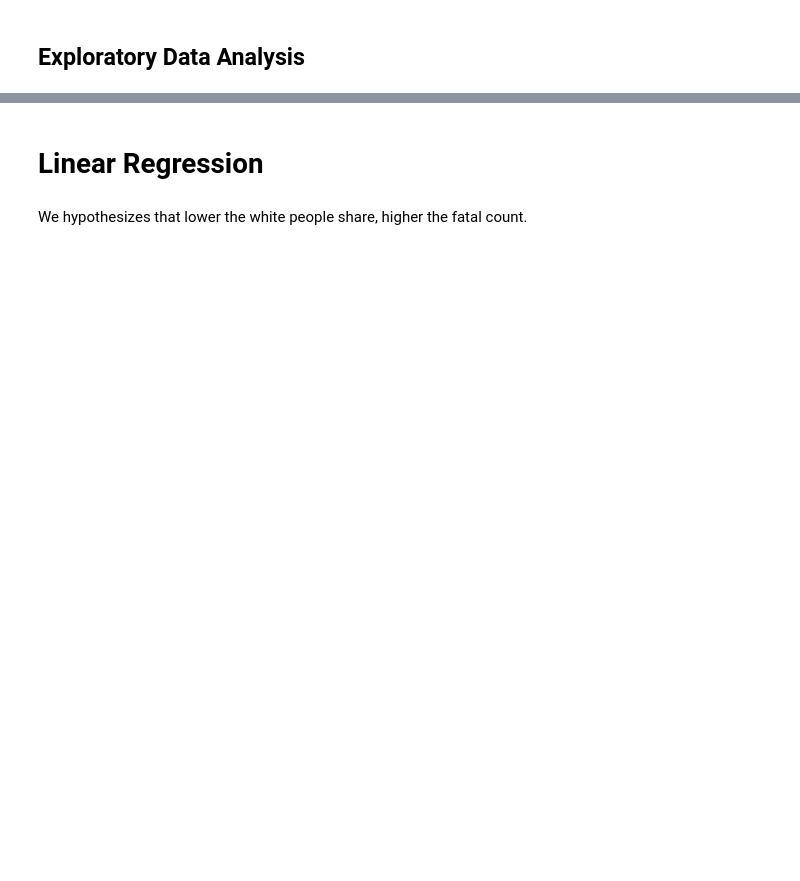
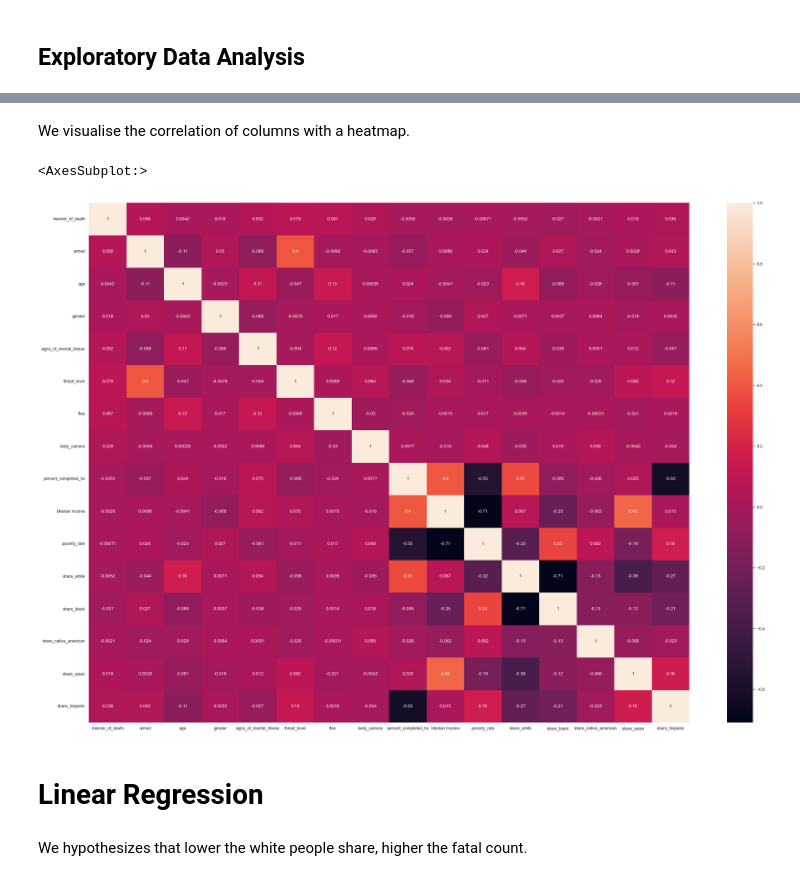
Before and after one commit to csauyong/police-brutality, a Jupyter notebook: analysis.ipynb, the cells around one changed output, grey strips where cells are left out. Drawn from its saved outputs; the diff is of its cells as text; code cells hidden in the pictures; blank space fills up the shorter version.

```diff
--- a/analysis.ipynb
+++ b/analysis.ipynb
@@ -130,3 +232,12 @@ train.head()
+# %% [markdown]
+We visualise the correlation of columns with a heatmap.
+# %%
+fig = plt.figure(dpi=100, figsize=(24, 16), tight_layout=True)
+corr = x_train.corr()
+sns.heatmap(corr, xticklabels=corr.columns, yticklabels=corr.columns, annot=True)
+# %% [output]
+<AxesSubplot:>
+[figure, added]
 # %% [markdown]
 # Linear Regression
 # %% [markdown]
```
Also changed, not shown: parts of 16 cells of this notebook.
